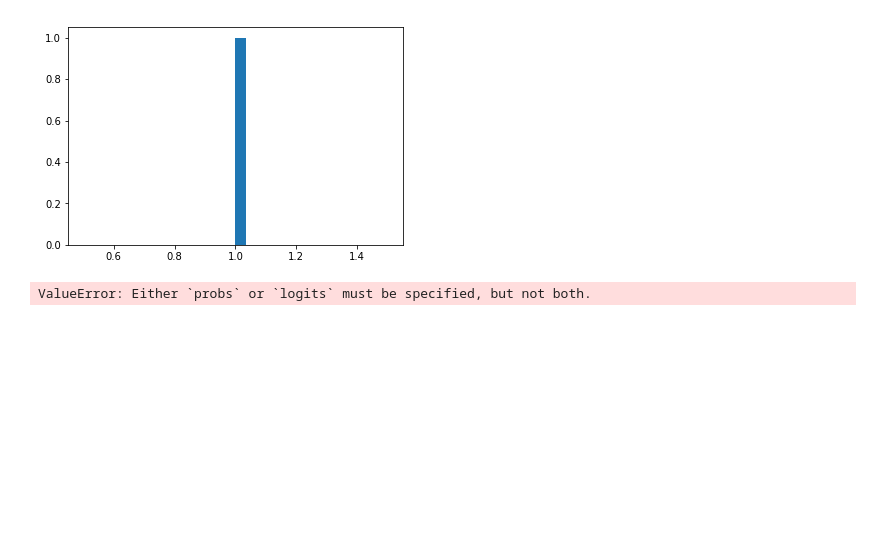
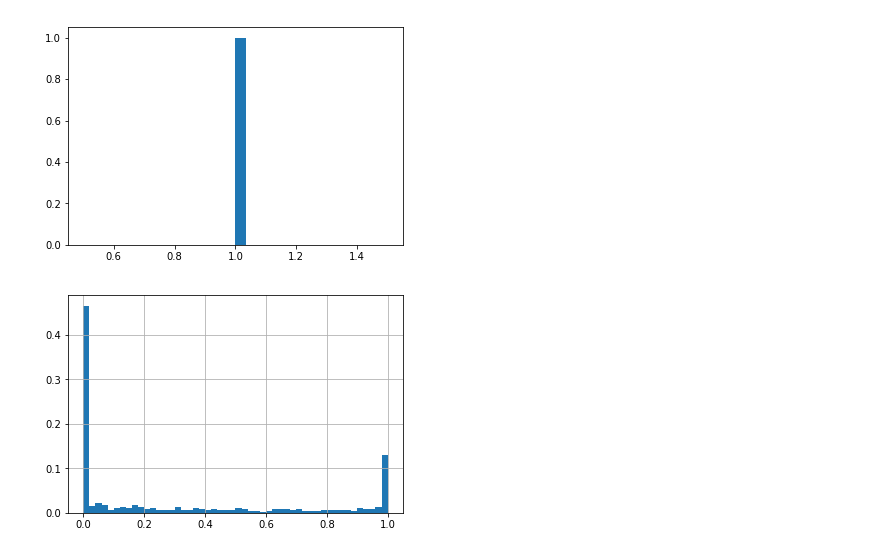
Before and after one commit to akashrajkn/akruti, a Jupyter notebook: src/kuma_sampling.ipynb, the cells around one changed output. Saved outputs shown, nothing was run; the diff lists cells and outputs as text; code cells hidden in the pictures; blank space fills up the shorter version.

```diff
--- a/src/kuma_sampling.ipynb
+++ b/src/kuma_sampling.ipynb
@@ -99,13 +99,13 @@ n, bins, _ = plt.hist(samples, density=False, bins=30, weights=np.ones(len(sampl
 # %% [output]
 [figure]
 # %%
-concrete = BinaryConcrete(2.2)
+concrete = BinaryConcrete(temperature=0.5, probs=0.3)
 m        = StretchedAndRectifiedDistribution(concrete)
 
 samples  = [m.sample() for _ in range(1000)]
 
 n, bins, _ = plt.hist(samples, density=False, bins=50, weights=np.ones(len(samples)) / len(samples))
 plt.grid()
 plt.show()
 # %% [output]
-ValueError: Either `probs` or `logits` must be specified, but not both.
+[figure, added]
```
Also changed, not shown: 5 other files.
